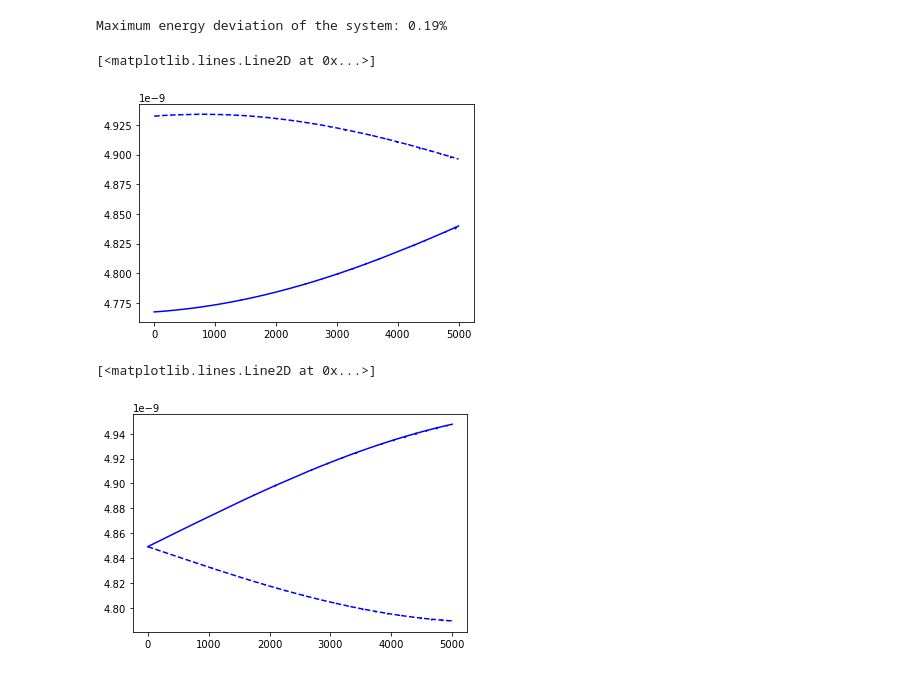
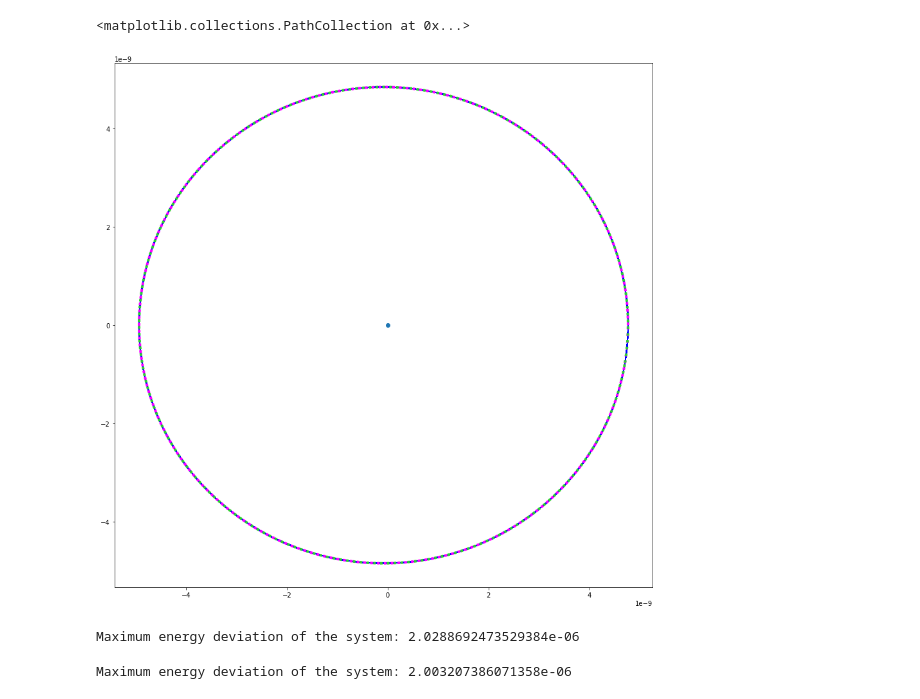
Before and after one commit to NoaVidovic/stream-nbody-simulation, a Jupyter notebook: kepler_orbit_test.ipynb, the cells around one changed output. Drawn from its saved outputs; the diff is of its cells as text; code cells hidden in the pictures.

```diff
--- a/kepler_orbit_test.ipynb
+++ b/kepler_orbit_test.ipynb
@@ -89,24 +97,29 @@ plt.scatter(0, 0)
+# %%
+poss = orbit.pos[:].get_xyz()[0]
+plt.figure(figsize=(15, 15))
+plt.plot(poss[:, 0], poss[:, 1], 'b--')
+plt.plot(poss[:10000, 0], poss[:10000, 1], ':', c='magenta', lw=4)
+plt.plot(poss[-10000:, 0], poss[-10000:, 1], ':', c='limegreen', lw=4)
+plt.scatter(0, 0)
+# %% [output]
+<matplotlib.collections.PathCollection at 0x...>
+[figure, added]
 # %%
 qs = cp.asnumpy(qs)
 Es = (qs[:, 3]**2 + qs[:, 4]**2 + qs[:, 5]**2)/2 - G_flt / np.sqrt(qs[:, 0]**2 + qs[:, 1]**2 + qs[:, 2]**2)
 
 avg = sum(Es)/N_pts
 max_deviation = max(max(Es) - avg, avg - min(Es))/(-avg)
-print(f'Maximum energy deviation of the system: {max_deviation*100:.2f}%')
+print(f'Maximum energy deviation of the system: {max_deviation}')
 # %% [output]
-Maximum energy deviation of the system: 0.19%
+Maximum energy deviation of the system: 2.0288692473529384e-06
-# %%
-plt.plot(np.array([ max(qs[i:i+1000, 0]) for i in range(0, N_pts, 1000) ]), 'b')
-plt.plot(np.array([ -min(qs[i:i+1000, 0]) for i in range(0, N_pts, 1000) ]), 'b--')
-# the minimum and maximum x-value for each orbit
-# %% [output]
-[<matplotlib.lines.Line2D at 0x...>]
-[figure, removed]
-# %%
-plt.plot(np.array([ max(qs[i:i+1000, 1]) for i in range(0, N_pts, 1000) ]), 'b')
-plt.plot(np.array([ -min(qs[i:i+1000, 1]) for i in range(0, N_pts, 1000) ]), 'b--')
-# the minimum and maximum y-value for each orbit
-# %% [output]
-[<matplotlib.lines.Line2D at 0x...>]
-[figure, removed]
+# %%
+vels = orbit.vel[:].get_d_xyz()[0]
+Eps = (vels[:, 0]**2 + vels[:, 1]**2 + vels[:, 2]**2)/2 - G_flt / np.sqrt(poss[:, 0]**2 + poss[:, 1]**2 + poss[:, 2]**2)
+
+avg = sum(Eps)/N_pts
+max_deviation = max(max(Eps) - avg, avg - min(Eps))/(-avg)
+print(f'Maximum energy deviation of the system: {max_deviation}')
+# %% [output]
+Maximum energy deviation of the system: 2.003207386071358e-06
 # %%
```
Also changed, not shown: parts of 6 cells of this notebook.
